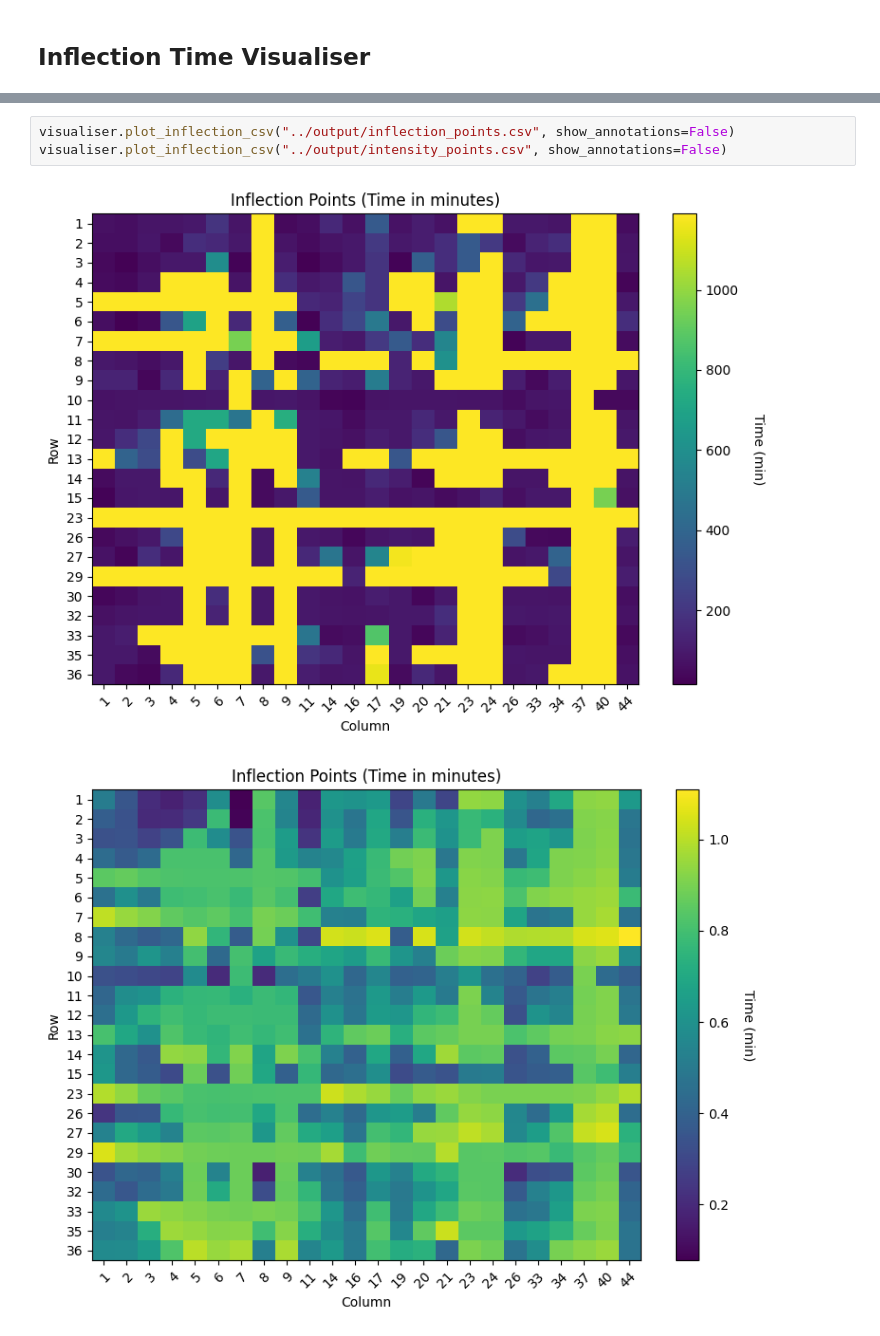
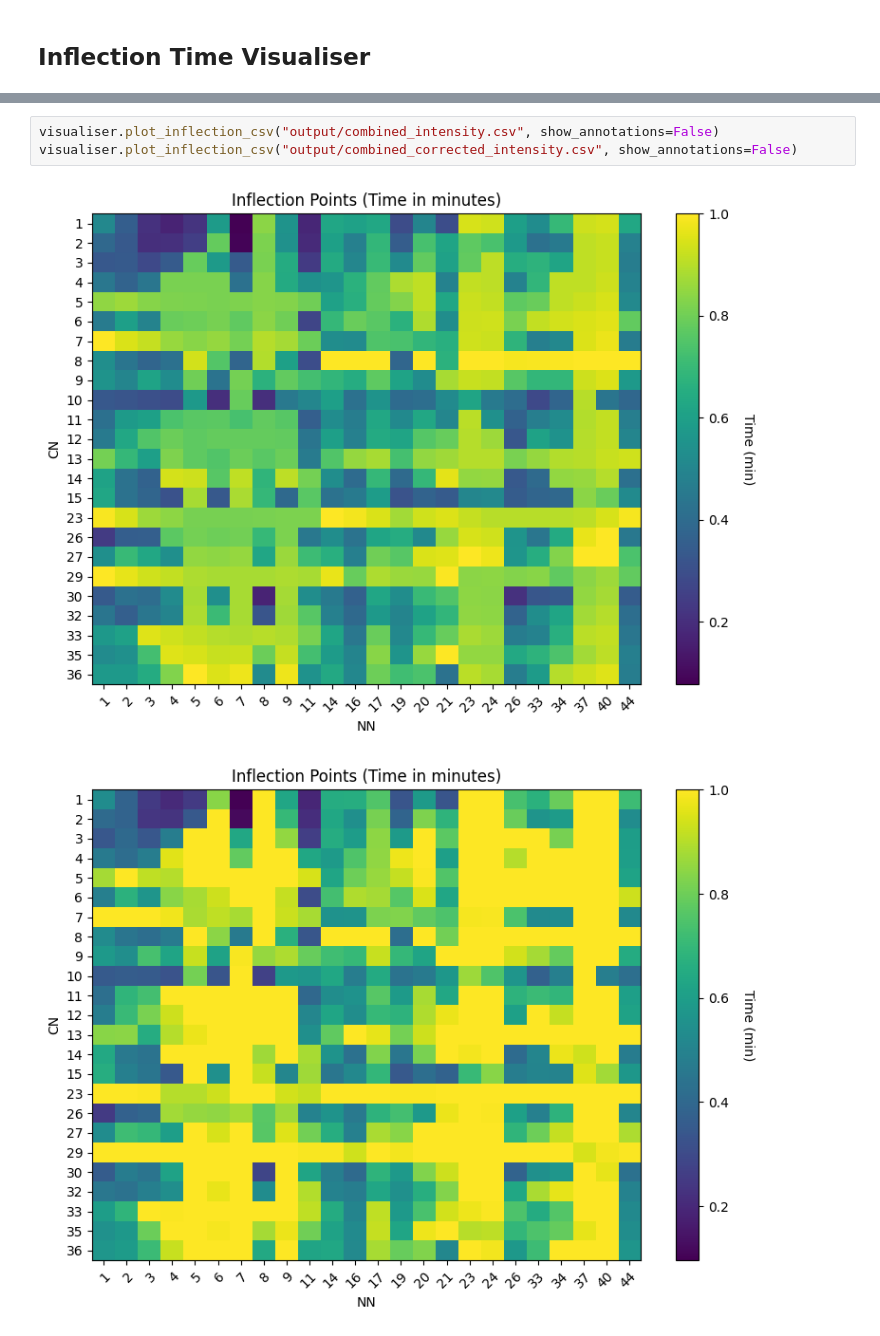
Before and after one commit to r3dugo/Image-Processing, a Jupyter notebook: inflection_processor/visualise.ipynb, the cells around one changed output, grey strips where cells are left out. Drawn from its saved outputs; the diff is of its cells as text.

Commit message:
Inflection update 2

```diff
--- a/inflection_processor/visualise.ipynb
+++ b/inflection_processor/visualise.ipynb
@@ -11,6 +12,6 @@ from inflection_finder import visualiser
 # %%
-visualiser.plot_inflection_csv("../output/inflection_points.csv", show_annotations=False)
-visualiser.plot_inflection_csv("../output/intensity_points.csv", show_annotations=False)
+visualiser.plot_inflection_csv("output/combined_intensity.csv", show_annotations=False)
+visualiser.plot_inflection_csv("output/combined_corrected_intensity.csv", show_annotations=False)
 # %% [output]
-[figure, old version]
+[figure, new version]
-[figure, old version]
+[figure, new version]
```
Also changed, not shown: parts of 5 cells of this notebook, 6 other files.
